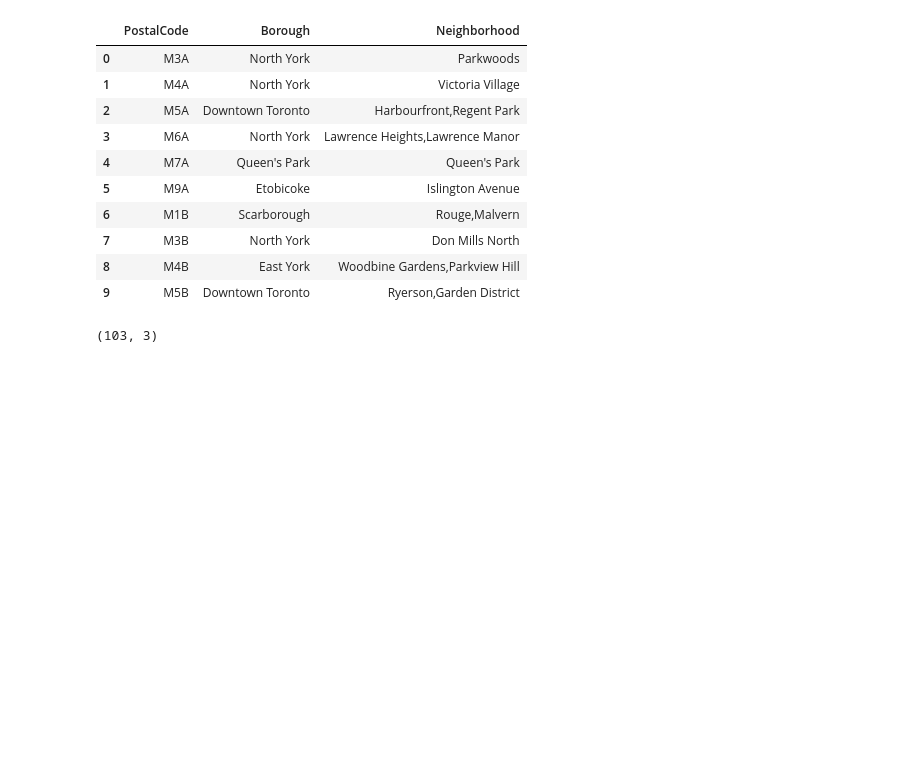
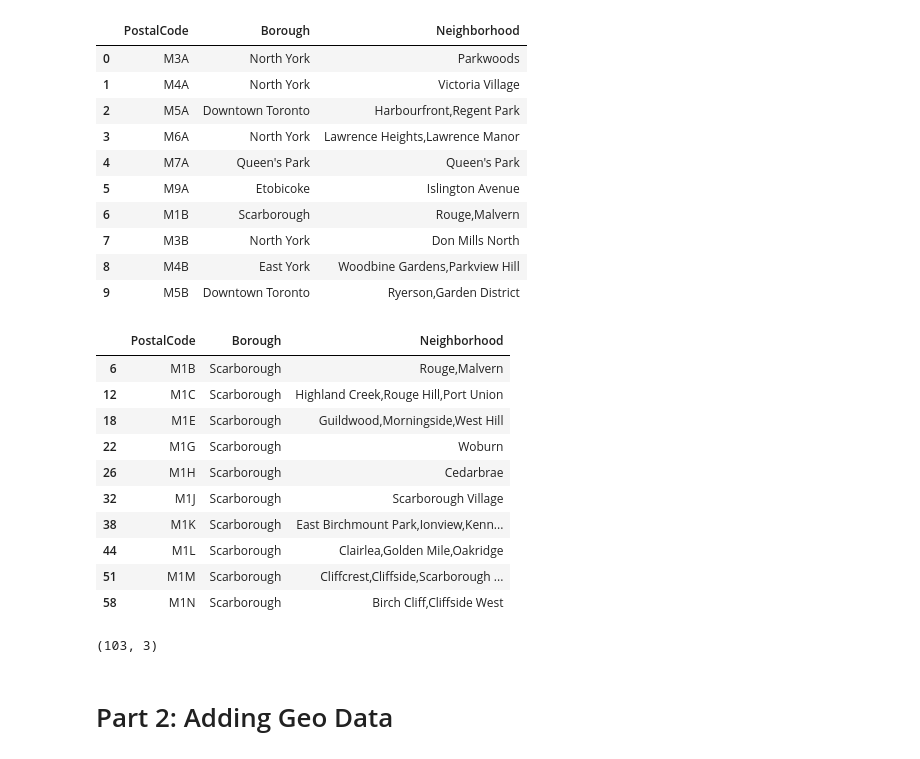
Before and after one commit to marcoserusi/Coursera_Data-Science_Capstone, a Jupyter notebook: Capstone Project Segmenting and Clustering Neighborhoods in Toronto.ipynb, the cells around one changed output. Drawn from its saved outputs; the diff is of its cells as text; code cells hidden in the pictures; blank space fills up the shorter version.

```diff
--- a/Capstone Project Segmenting and Clustering Neighborhoods in Toronto.ipynb
+++ b/Capstone Project Segmenting and Clustering Neighborhoods in Toronto.ipynb
@@ -219,7 +219,24 @@ neighbourhoods.head(10)
 | 7 | M3B | North York | Don Mills North |
 | 8 | M4B | East York | Woodbine Gardens,Parkview Hill |
 | 9 | M5B | Downtown Toronto | Ryerson,Garden District |
+# %%
+neighbourhoods.sort_values(by='PostalCode', inplace=True)
+neighbourhoods.head(10)
+# %% [output]
+|  | PostalCode | Borough | Neighborhood |
+| 6 | M1B | Scarborough | Rouge,Malvern |
+| 12 | M1C | Scarborough | Highland Creek,Rouge Hill,Port Union |
+| 18 | M1E | Scarborough | Guildwood,Morningside,West Hill |
+| 22 | M1G | Scarborough | Woburn |
+| 26 | M1H | Scarborough | Cedarbrae |
+| 32 | M1J | Scarborough | Scarborough Village |
+| 38 | M1K | Scarborough | East Birchmount Park,Ionview,Kenn... |
+| 44 | M1L | Scarborough | Clairlea,Golden Mile,Oakridge |
+| 51 | M1M | Scarborough | Cliffcrest,Cliffside,Scarborough ... |
+| 58 | M1N | Scarborough | Birch Cliff,Cliffside West |
 # %%
 neighbourhoods.shape
 # %% [output]
 (103, 3)
+# %% [markdown]
+<h1> Part 2: Adding Geo Data  </h1>
```
Also changed, not shown: parts of 26 cells of this notebook, 1 other file.
